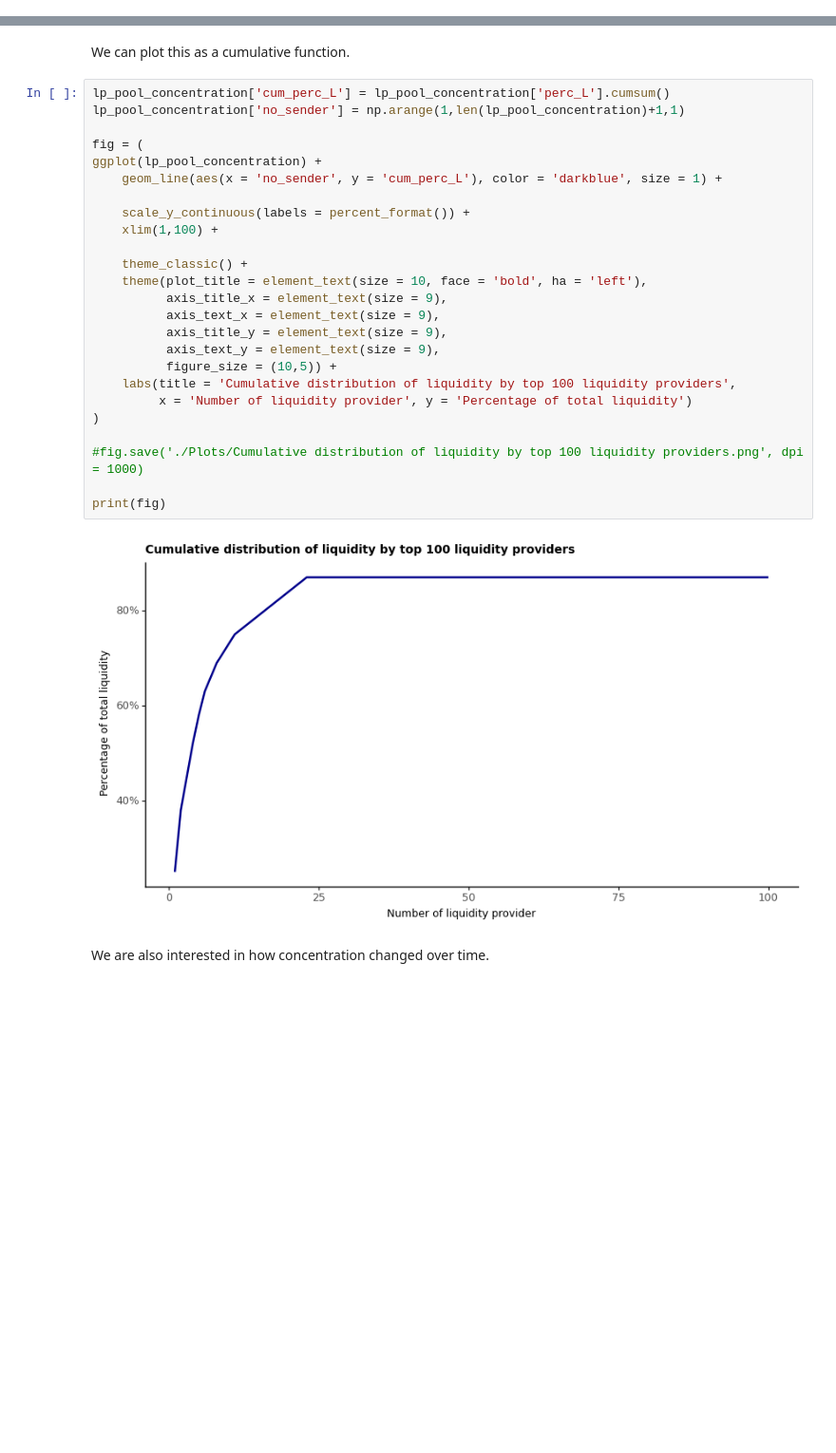
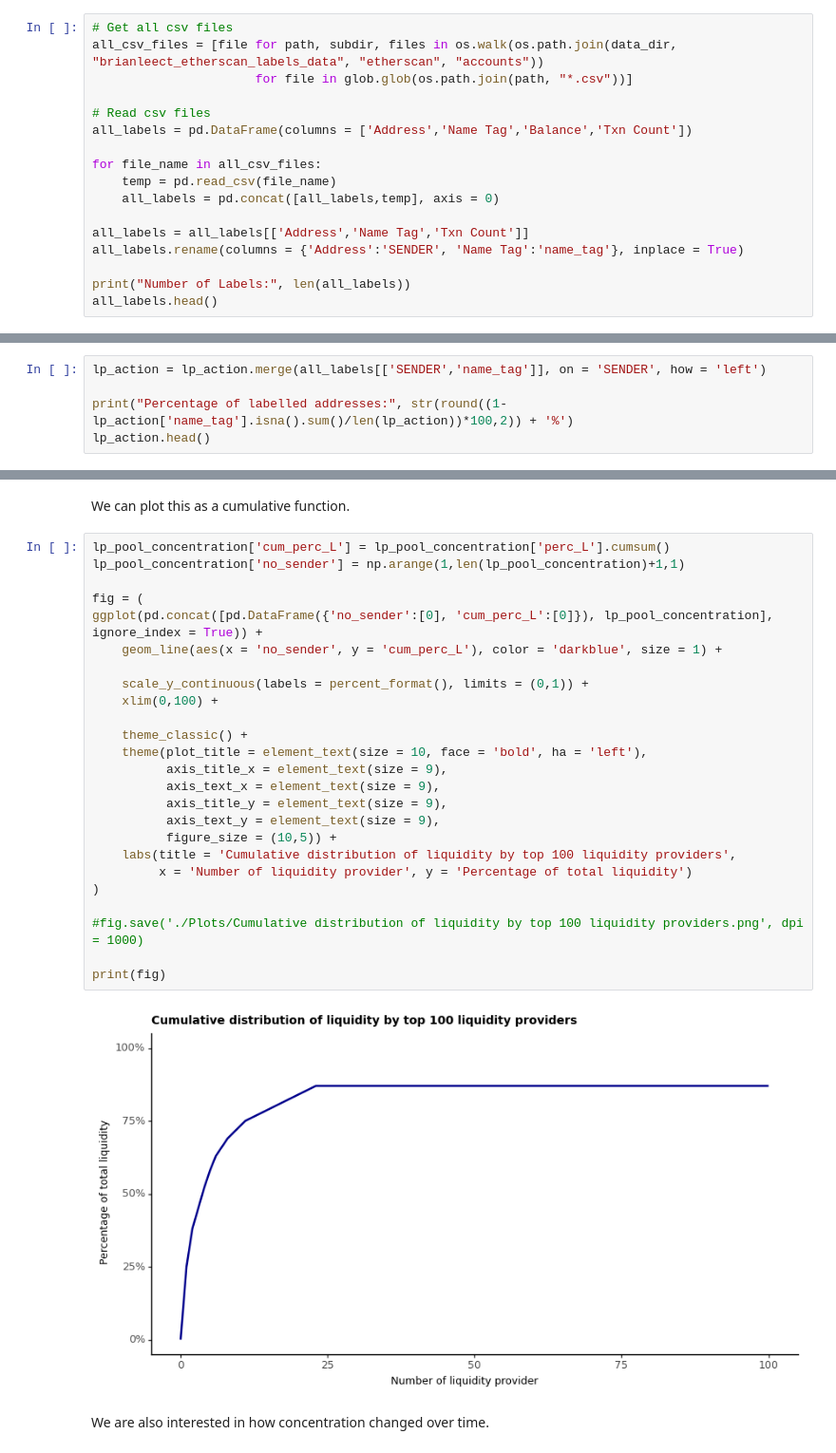
Before and after one commit to zhiconghu/Ethereum_DEX_Data, a Jupyter notebook: LP Data Descriptions.ipynb, the cells around one changed output, grey strips where cells are left out. Shown at 95% size. Drawn from its saved outputs; the diff is of its cells as text; blank space fills up the shorter version.

```diff
--- a/LP Data Descriptions.ipynb
+++ b/LP Data Descriptions.ipynb
@@ -185,0 +191,17 @@ Note that this method does not clear the issues of wallet addresses. For NFT tok
+# %%
+# Get all csv files
+all_csv_files = [file for path, subdir, files in os.walk(os.path.join(data_dir, "brianleect_etherscan_labels_data", "etherscan", "accounts"))
+                      for file in glob.glob(os.path.join(path, "*.csv"))]
+
+# Read csv files
+all_labels = pd.DataFrame(columns = ['Address','Name Tag','Balance','Txn Count'])
+
+for file_name in all_csv_files:
+    temp = pd.read_csv(file_name)
+    all_labels = pd.concat([all_labels,temp], axis = 0)
+
+all_labels = all_labels[['Address','Name Tag','Txn Count']]
+all_labels.rename(columns = {'Address':'SENDER', 'Name Tag':'name_tag'}, inplace = True)
+
+print("Number of Labels:", len(all_labels))
+all_labels.head()
@@ -185,0 +218,5 @@ Note that this method does not clear the issues of wallet addresses. For NFT tok
+# %%
+lp_action = lp_action.merge(all_labels[['SENDER','name_tag']], on = 'SENDER', how = 'left')
+
+print("Percentage of labelled addresses:", str(round((1-lp_action['name_tag'].isna().sum()/len(lp_action))*100,2)) + '%')
+lp_action.head()
@@ -230,30 +297,30 @@ We can plot this as a cumulative function.
 # %%
 lp_pool_concentration['cum_perc_L'] = lp_pool_concentration['perc_L'].cumsum()
 lp_pool_concentration['no_sender'] = np.arange(1,len(lp_pool_concentration)+1,1)
 
 fig = (
-ggplot(lp_pool_concentration) +
+ggplot(pd.concat([pd.DataFrame({'no_sender':[0], 'cum_perc_L':[0]}), lp_pool_concentration], ignore_index = True)) +
     geom_line(aes(x = 'no_sender', y = 'cum_perc_L'), color = 'darkblue', size = 1) +
 
-    scale_y_continuous(labels = percent_format()) +
-    xlim(1,100) +
+    scale_y_continuous(labels = percent_format(), limits = (0,1)) +
+    xlim(0,100) +
 
     theme_classic() +
     theme(plot_title = element_text(size = 10, face = 'bold', ha = 'left'),
           axis_title_x = element_text(size = 9),
           axis_text_x = element_text(size = 9),
           axis_title_y = element_text(size = 9),
           axis_text_y = element_text(size = 9),
           figure_size = (10,5)) +
     labs(title = 'Cumulative distribution of liquidity by top 100 liquidity providers',
          x = 'Number of liquidity provider', y = 'Percentage of total liquidity')
 )
 
 #fig.save('./Plots/Cumulative distribution of liquidity by top 100 liquidity providers.png', dpi = 1000)
 
 print(fig)
 # %% [output]
-[figure, old version]
+[figure, new version]
 # %% [markdown]
 We are also interested in how concentration changed over time.
 # %%
```
Also changed, not shown: parts of 16 cells of this notebook, 15 other files.
